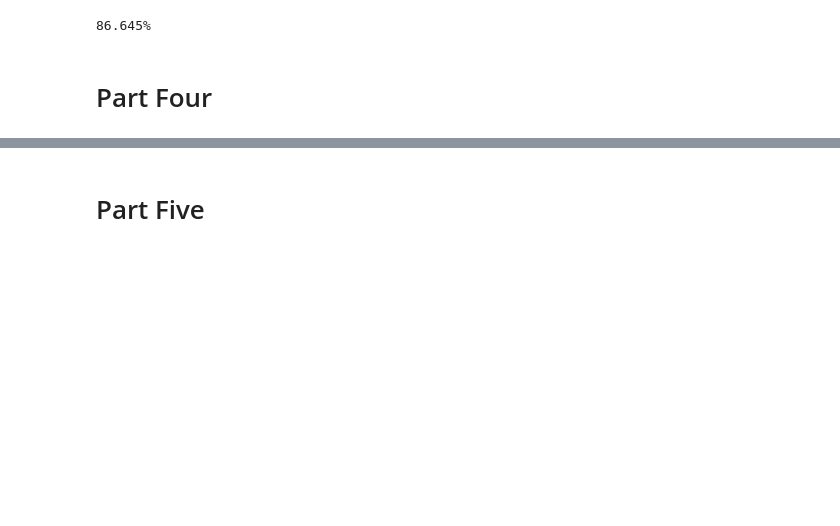
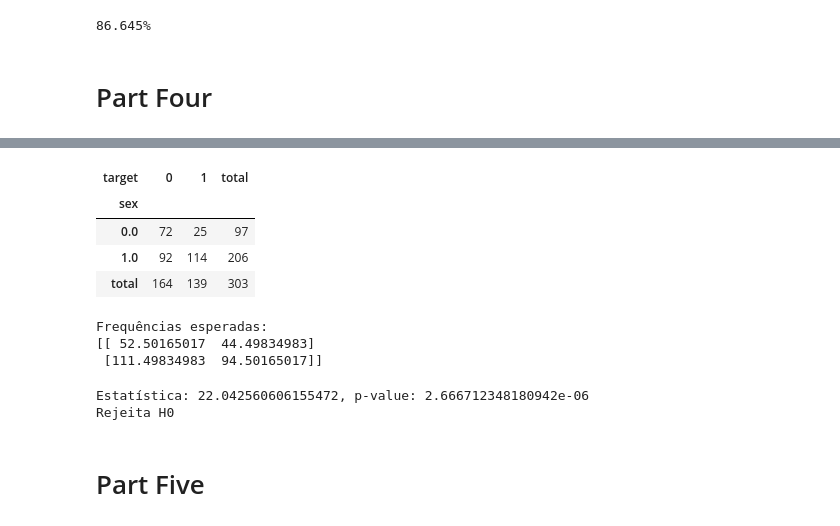
Before and after one commit to KevBoyz/heart-disease-analysis, a Jupyter notebook: all_stuff.ipynb, the cells around one changed output, grey strips where cells are left out. Drawn from its saved outputs; the diff is of its cells as text; code cells hidden in the pictures; blank space fills up the shorter version.

```diff
--- a/all_stuff.ipynb
+++ b/all_stuff.ipynb
@@ -297,2 +310,35 @@ print(f'{p_bigger_40 * 100:.3f}%')
+# %%
+df_contingency = pd.crosstab(df['sex'], [df['target']])
+
+df_contingency['total'] = df_contingency.sum(axis=1)
+df_contingency.loc['total'] = df_contingency.sum()
+
+df_contingency
+# %% [output]
+| target | 0 | 1 | total |
+| sex |  |  |  |
+| 0.0 | 72 | 25 | 97 |
+| 1.0 | 92 | 114 | 206 |
+| total | 164 | 139 | 303 |
+# %%
+from scipy.stats import chi2_contingency
+chi2_stat, p_val, dof, ex = chi2_contingency(df_contingency.iloc[:-1, :-1])
+
+print('Frequências esperadas:')
+print(ex)
+# %% [output]
+Frequências esperadas:
+[[ 52.50165017  44.49834983]
+ [111.49834983  94.50165017]]
+# %%
+a = 0.05
+print(f'Estatística: {chi2_stat}, p-value: {p_val}')
+if p_val < a:
+    print('Rejeita H0')
+else:
+    print('Não rejeita H0')
+# %% [output]
+Estatística: 22.042560606155472, p-value: 2.666712348180942e-06
+Rejeita H0
 # %% [markdown]
 # Part Five
```
Also changed, not shown: parts of 5 cells of this notebook.
